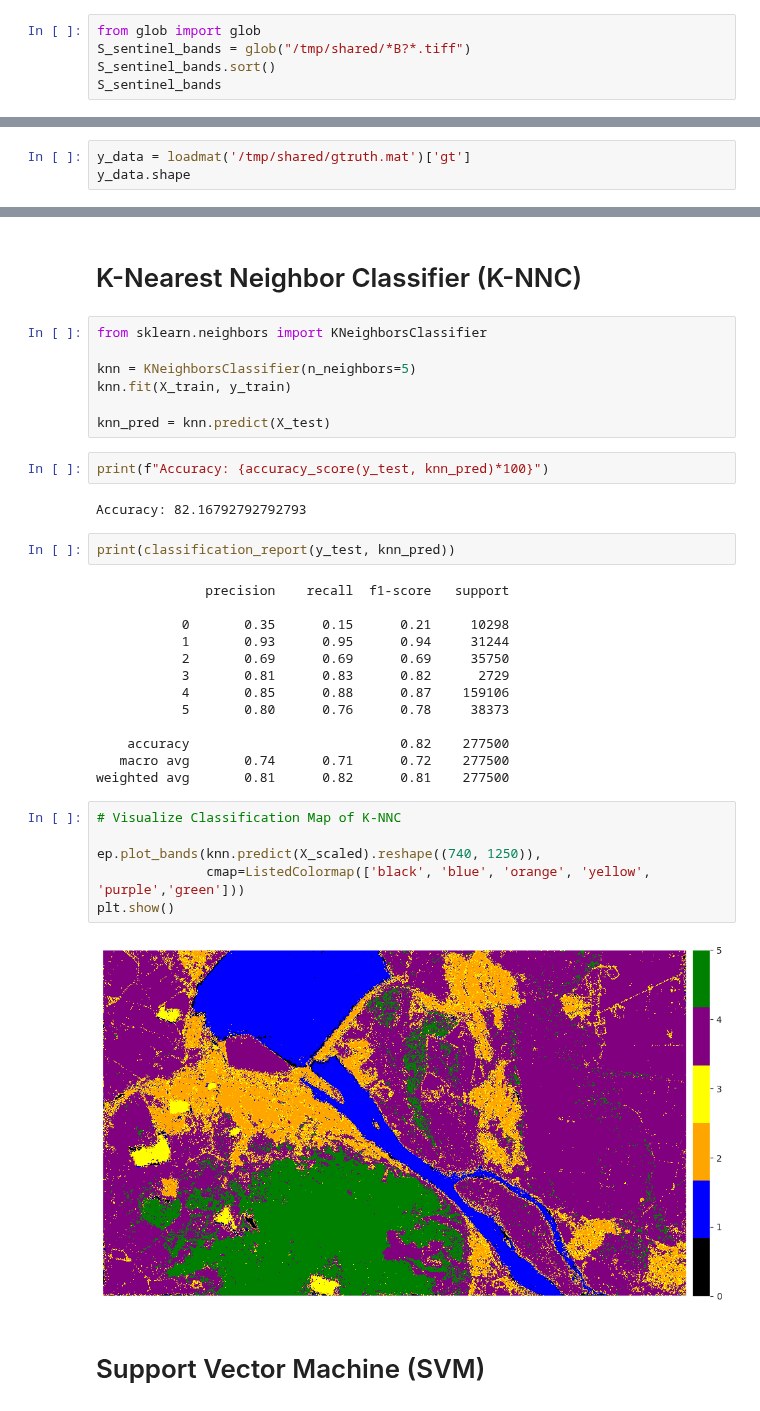
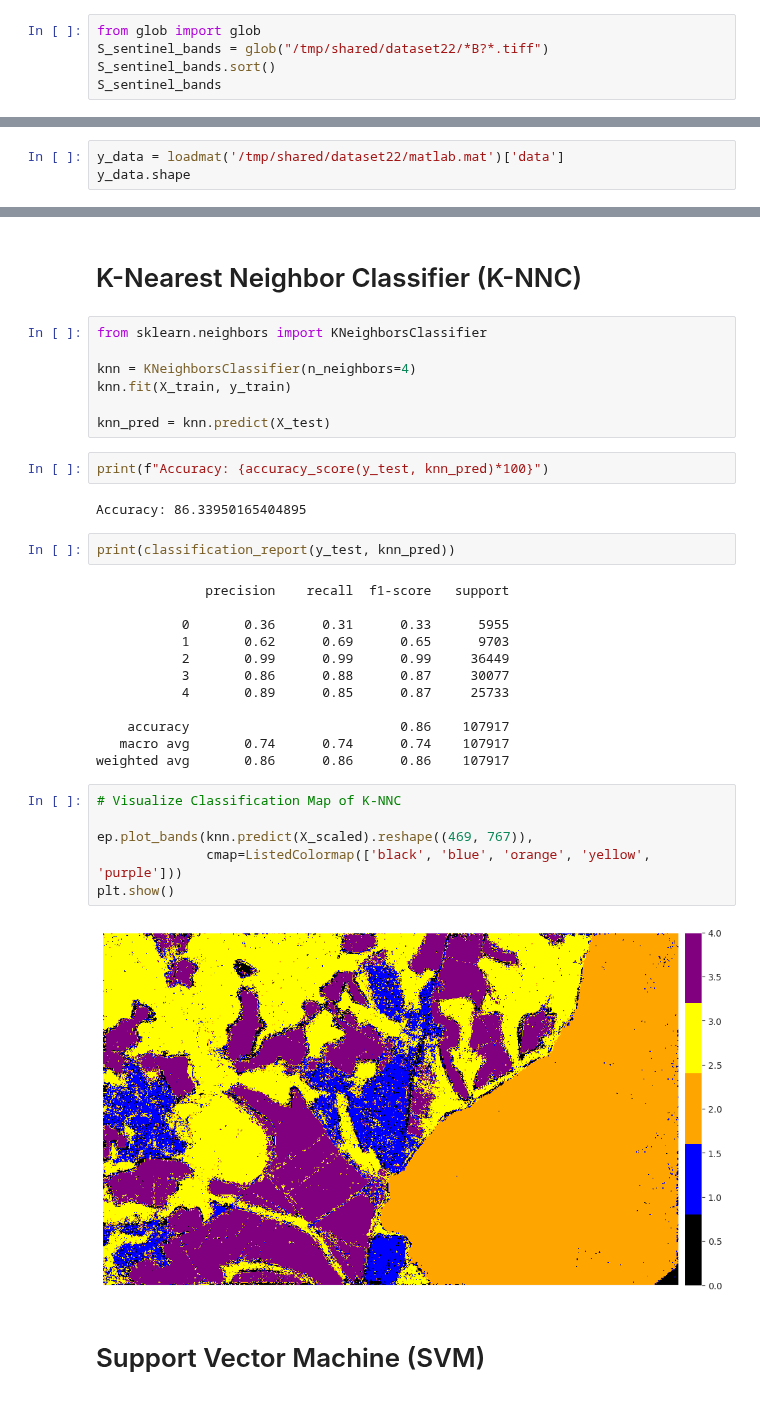
Before and after one commit to angpysha/Satellite_Imagery_Analysis, a Jupyter notebook: Classification/Land_Cover_Classification_in_Satellite_Imagery_using_Python.ipynb, the cells around one changed output, grey strips where cells are left out. Drawn from its saved outputs; the diff is of its cells as text.

```diff
--- a/Classification/Land_Cover_Classification_in_Satellite_Imagery_using_Python.ipynb
+++ b/Classification/Land_Cover_Classification_in_Satellite_Imagery_using_Python.ipynb
@@ -56,7 +70,7 @@ np.seterr(divide='ignore', invalid='ignore')
 # Read Data
 # %%
 from glob import glob
-S_sentinel_bands = glob("/tmp/shared/*B?*.tiff")
+S_sentinel_bands = glob("/tmp/shared/dataset22/*B?*.tiff")
 S_sentinel_bands.sort()
 S_sentinel_bands
 # %% [output]
@@ -159,4 +173,4 @@ X_scaled.shape
 # %%
-y_data = loadmat('/tmp/shared/gtruth.mat')['gt']
+y_data = loadmat('/tmp/shared/dataset22/matlab.mat')['data']
 y_data.shape
 # %% [output]
@@ -186,36 +200,35 @@ y_test Shape:(277500,)
 # %%
 from sklearn.neighbors import KNeighborsClassifier
 
-knn = KNeighborsClassifier(n_neighbors=5)
+knn = KNeighborsClassifier(n_neighbors=4)
 knn.fit(X_train, y_train)
 
 knn_pred = knn.predict(X_test)
 # %%
 print(f"Accuracy: {accuracy_score(y_test, knn_pred)*100}")
 # %% [output]
-Accuracy: 82.16792792792793
+Accuracy: 86.33950165404895
 # %%
 print(classification_report(y_test, knn_pred))
 # %% [output]
               precision    recall  f1-score   support
 
-           0       0.35      0.15      0.21     10298
-           1       0.93      0.95      0.94     31244
-           2       0.69      0.69      0.69     35750
-           3       0.81      0.83      0.82      2729
-           4       0.85      0.88      0.87    159106
-           5       0.80      0.76      0.78     38373
+           0       0.36      0.31      0.33      5955
+           1       0.62      0.69      0.65      9703
+           2       0.99      0.99      0.99     36449
+           3       0.86      0.88      0.87     30077
+           4       0.89      0.85      0.87     25733
 
-    accuracy                           0.82    277500
-   macro avg       0.74      0.71      0.72    277500
-weighted avg       0.81      0.82      0.81    277500
+    accuracy                           0.86    107917
+   macro avg       0.74      0.74      0.74    107917
+weighted avg       0.86      0.86      0.86    107917
 # %%
 # Visualize Classification Map of K-NNC
 
-ep.plot_bands(knn.predict(X_scaled).reshape((740, 1250)),
-              cmap=ListedColormap(['black', 'blue', 'orange', 'yellow', 'purple','green']))
+ep.plot_bands(knn.predict(X_scaled).reshape((469, 767)),
+              cmap=ListedColormap(['black', 'blue', 'orange', 'yellow', 'purple']))
 plt.show()
 # %% [output]
-[figure, old version]
+[figure, new version]
 # %% [markdown]
 # Support Vector Machine (SVM)
```
Also changed, not shown: parts of 20 cells of this notebook, 1 other file.
